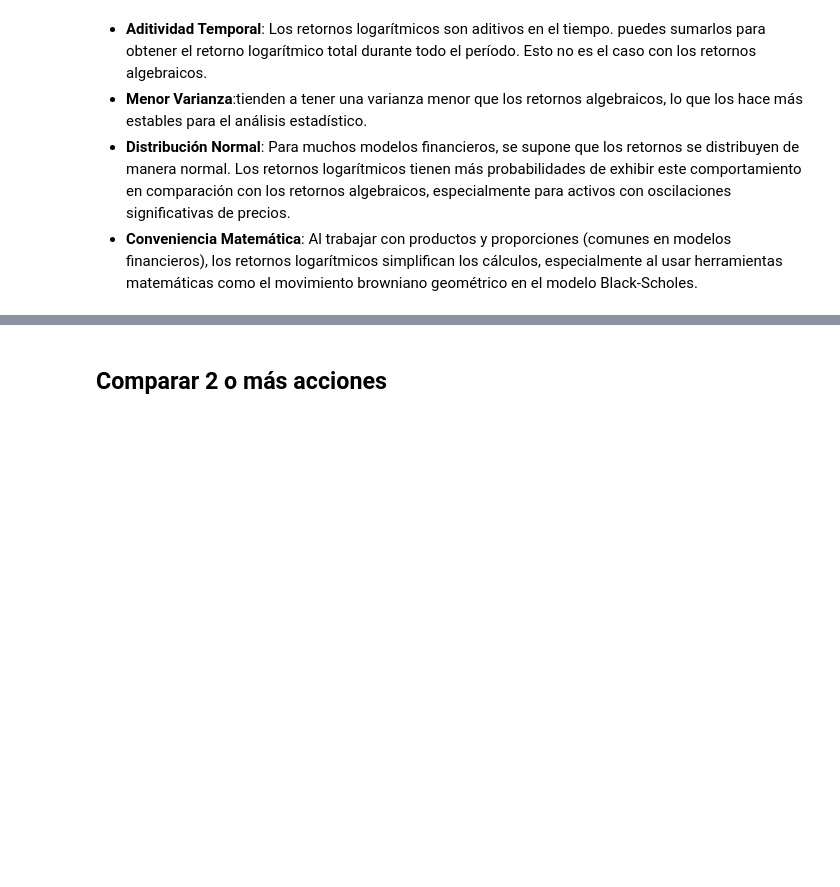
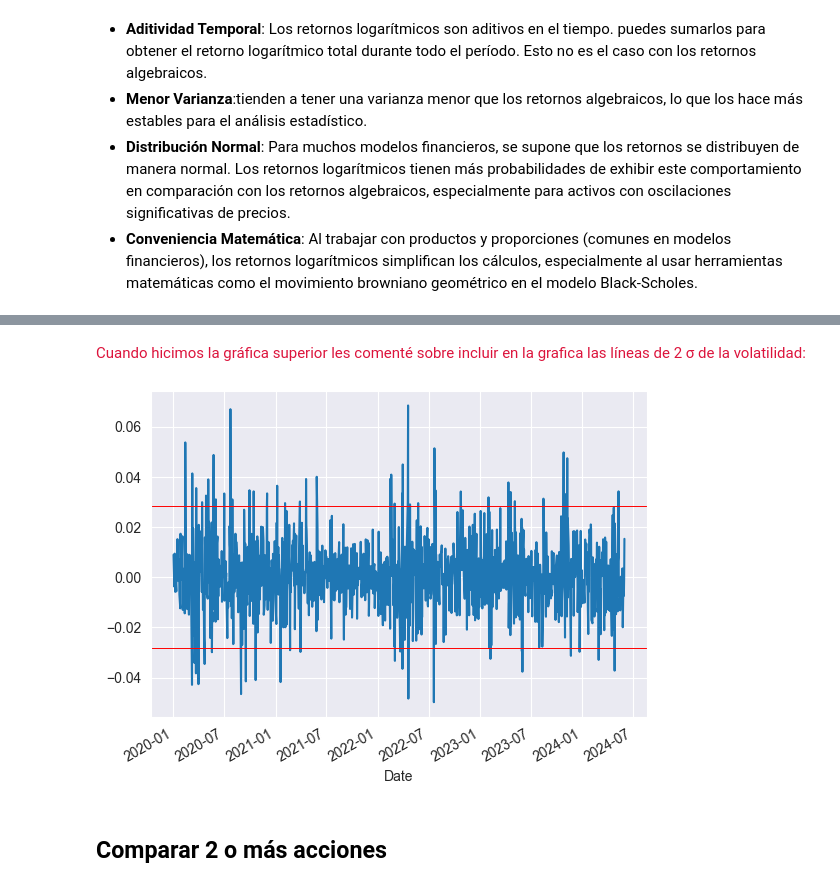
Before and after one commit to carlosdeoncedos/CienciasDatosFinanzas2024_05, a Jupyter notebook: Sesion_7.ipynb, the cells around one changed output, grey strips where cells are left out. Drawn from its saved outputs; the diff is of its cells as text; code cells hidden in the pictures; blank space fills up the shorter version.

```diff
--- a/Sesion_7.ipynb
+++ b/Sesion_7.ipynb
@@ -296,3 +397,14 @@ precios('walmex.mx', '2023-01-01', '2024-01-01')
+# %% [markdown]
+<font color='#DC143C'>
+Cuando hicimos la gráfica superior les comenté sobre incluir en la grafica las líneas de 2 &sigma; de la volatilidad:</font>
+# %%
+ac['ret'].plot()  # Hago la gráfica como en la celda superior
+
+
+plt.axhline((2*ac['ret'].std()), c = 'r', lw=.7)  #Dibujo una raya horizontal en el valor de + 2 sigmas de la media de los retornos
+plt.axhline((-2*ac['ret'].std()), c = 'r', lw=.7); #Dibujo una raya horizontal en el valor de -2 sigmas de la media de los retornos
+# %% [output]
+[figure, added]
 # %% [markdown]
 ## Comparar 2 o más acciones
 # %% [markdown]
```
Also changed, not shown: parts of 128 cells of this notebook.
